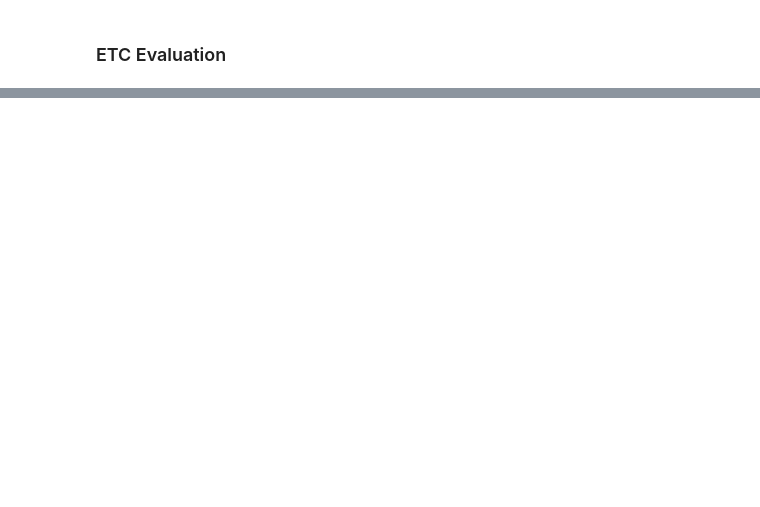
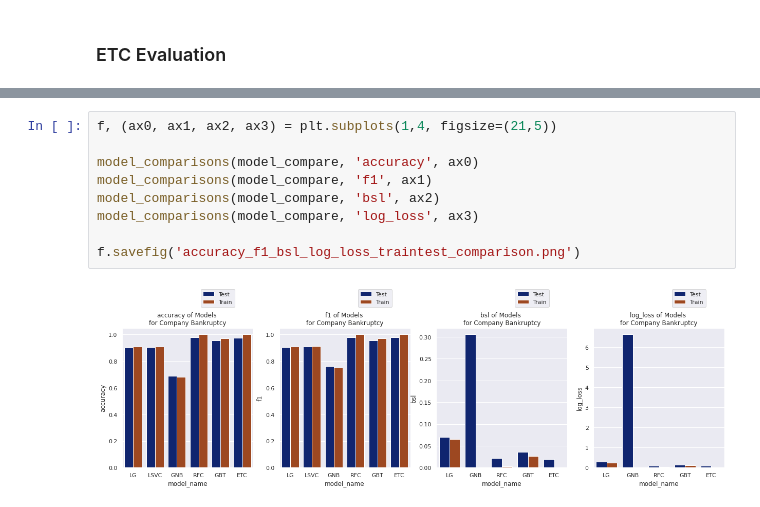
Before and after one commit to oimartin/company_bankruptcy_predictions, a Jupyter notebook: Notebook_bankrupt.ipynb, the cells around one changed output, grey strips where cells are left out. Saved outputs shown, nothing was run; the diff lists cells and outputs as text; blank space fills up the shorter version.

```diff
--- a/Notebook_bankrupt.ipynb
+++ b/Notebook_bankrupt.ipynb
@@ -832,0 +829,11 @@ eval_classification(test_pred_ETC, y_test, X_test, 'ETC', 'Test')
+# %%
+f, (ax0, ax1, ax2, ax3) = plt.subplots(1,4, figsize=(21,5))
+
+model_comparisons(model_compare, 'accuracy', ax0)
+model_comparisons(model_compare, 'f1', ax1)
+model_comparisons(model_compare, 'bsl', ax2)
+model_comparisons(model_compare, 'log_loss', ax3)
+
+f.savefig('accuracy_f1_bsl_log_loss_traintest_comparison.png')
+# %% [output]
+[figure, added]
```
Also changed, not shown: parts of 48 cells of this notebook.
